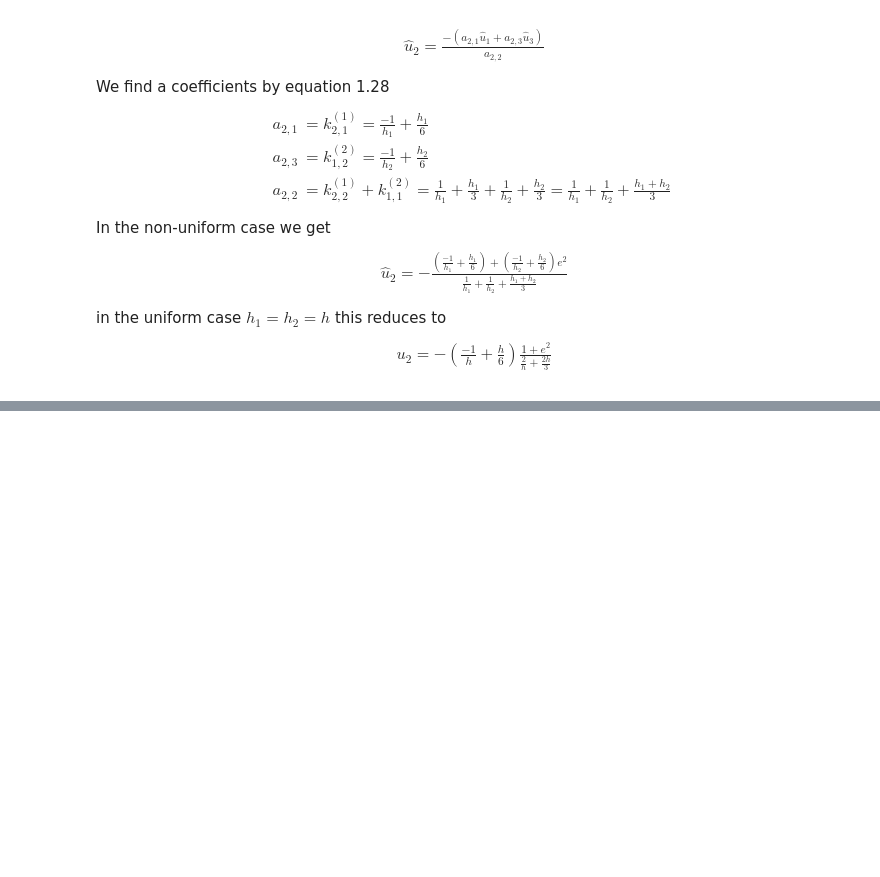
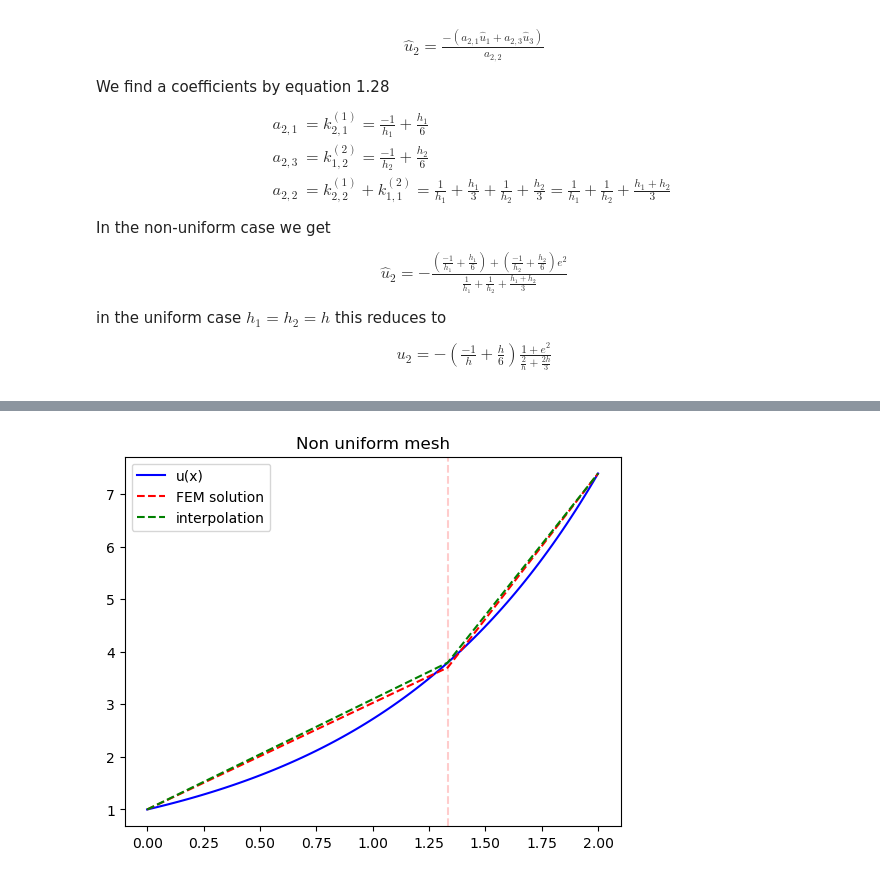
Before and after one commit to MarcusKNielsen/FEM, a Jupyter notebook: Assignment1.ipynb, the cells around one changed output, grey strips where cells are left out. Saved outputs shown, nothing was run; the diff lists cells and outputs as text; code cells hidden in the pictures; blank space fills up the shorter version.

```diff
--- a/Assignment1.ipynb
+++ b/Assignment1.ipynb
@@ -68,0 +108,23 @@ import numpy as np
+# %%
+# True values
+x = np.linspace(0, L, 100)
+plt.plot(x, u(x), 'b-',label="u(x)")
+
+# non uniform mesh:
+xnunif = [0, 2*L/3, L]
+ynunif = [c, uhat(c,d,2*L/3,L/3), d]
+plt.plot(xnunif, ynunif, 'r--',label="FEM solution")
+
+plt.axvline(2*L/3, 0, L,alpha=0.2,color='red',linestyle='--')
+
+# interpolation mesh:
+xI = [0, 2*L/3, L]
+yI = [c, u(2*L/3), d]
+plt.plot(xI, yI, 'g--',label="interpolation")
+
+
+plt.title("Non uniform mesh")
+plt.legend()
+plt.show()
+# %% [output]
+[figure, added]
```
Also changed, not shown: parts of 5 cells of this notebook.
